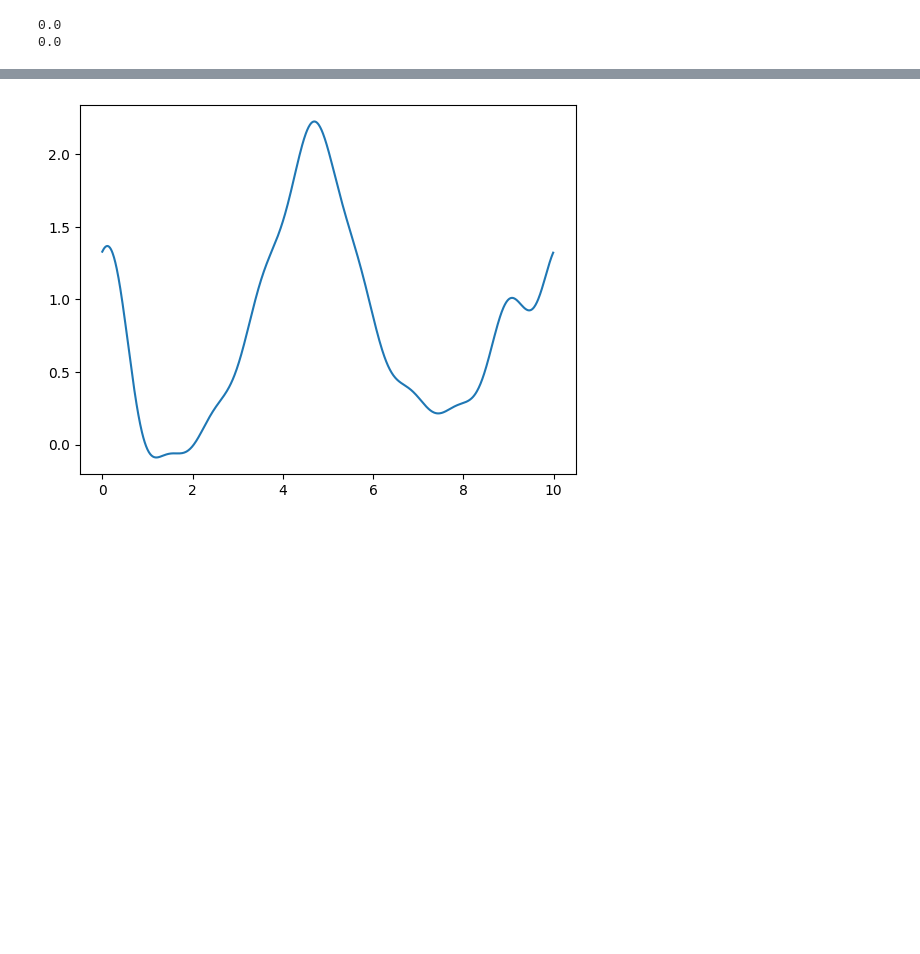
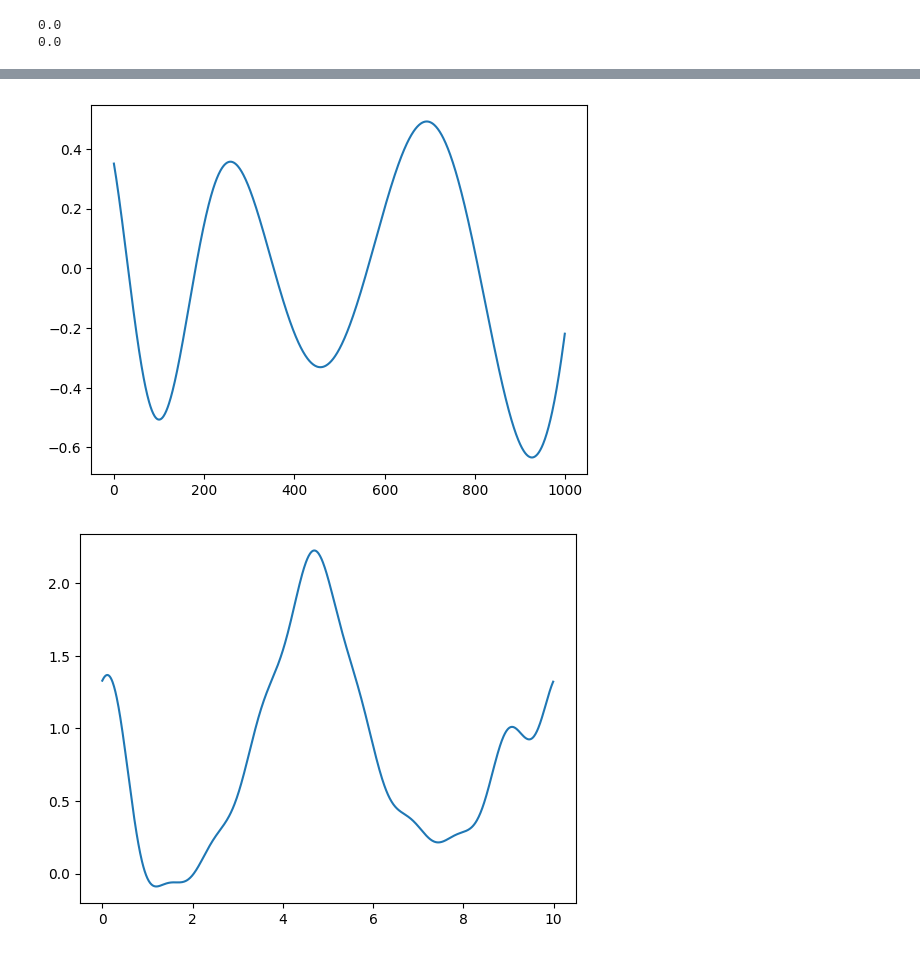
Before and after one commit to hbhat4000/hessQOC, a Jupyter notebook: qocHessParams.ipynb, the cells around one changed output, grey strips where cells are left out. Saved outputs shown, nothing was run; the diff lists cells and outputs as text; code cells hidden in the pictures; blank space fills up the shorter version.

```diff
--- a/qocHessParams.ipynb
+++ b/qocHessParams.ipynb
@@ -308,7 +314,7 @@ jadjhess = jit(adjhess)
 mya0 = jnp.eye(n)[0]
 myalpha = jnp.eye(n)[n-1]
 # %%
-thetatest = jnp.array(0.1*np.random.normal(size=numparams))
+thetatest = xavier() # jnp.array(0.1*np.random.normal(size=numparams))
 mycost = jcost(thetatest, mya0, myalpha)
 mygrad = jadjgrad(thetatest, mya0, myalpha)
 myhess = jadjhess(thetatest, mya0, myalpha)
@@ -366,3 +377,10 @@ xstar.execution_time
+# %%
+fm = fmodel(xstar.x, tvec)
+# %%
+plt.plot(fm)
+plt.show()
+# %% [output]
+[figure, added]
 # %%
 plt.plot(np.array(tvec), np.array(fmodel(jnp.array(xstar.x), tvec)))
 plt.show()
```
Also changed, not shown: parts of 11 cells of this notebook, 57 other files.
